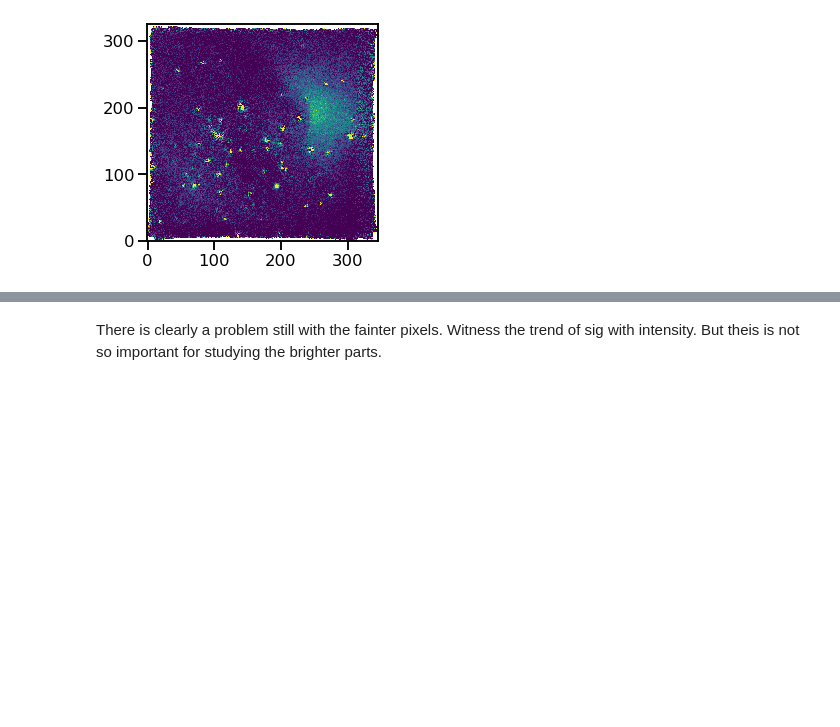
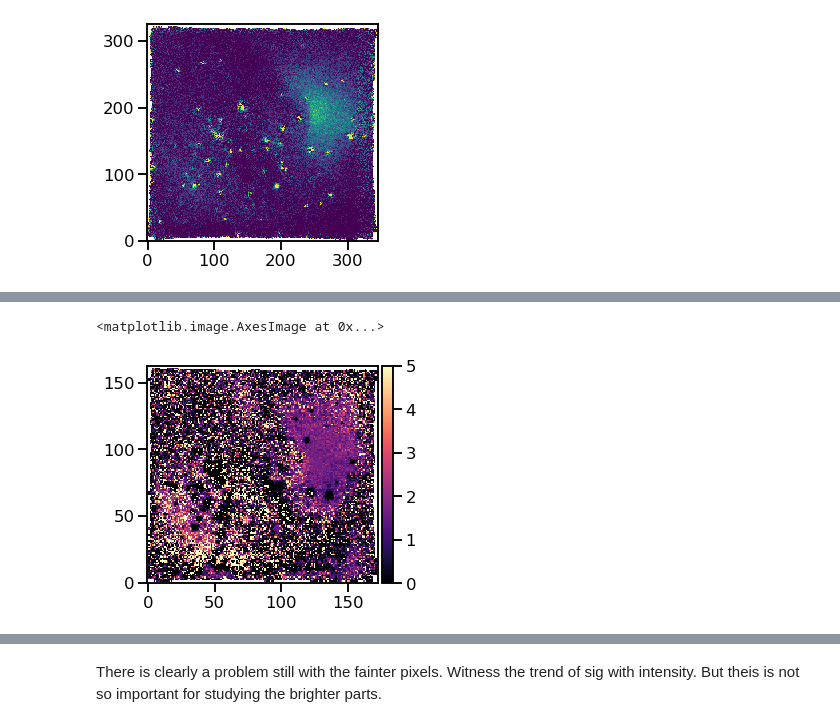
Before and after one commit to will-henney/muse-hii-regions, a Jupyter notebook: notebooks/03-04-blue-lines-sharp-extract.ipynb, the cells around one changed output, grey strips where cells are left out. Drawn from its saved outputs; the diff is of its cells as text; code cells hidden in the pictures; blank space fills up the shorter version.

```diff
--- a/notebooks/03-04-blue-lines-sharp-extract.ipynb
+++ b/notebooks/03-04-blue-lines-sharp-extract.ipynb
@@ -438,0 +450,9 @@ moments.save_moments_to_fits(
+# %%
+(mom4711[0].rebin(2) / mom4740[0].rebin(2)).plot(
+    vmin=0., vmax=5,
+    colorbar="v",
+    cmap="magma",
+)
+# %% [output]
+<matplotlib.image.AxesImage at 0x...>
+[figure, added]
```
Also changed, not shown: parts of 35 cells of this notebook, 16 other files.
